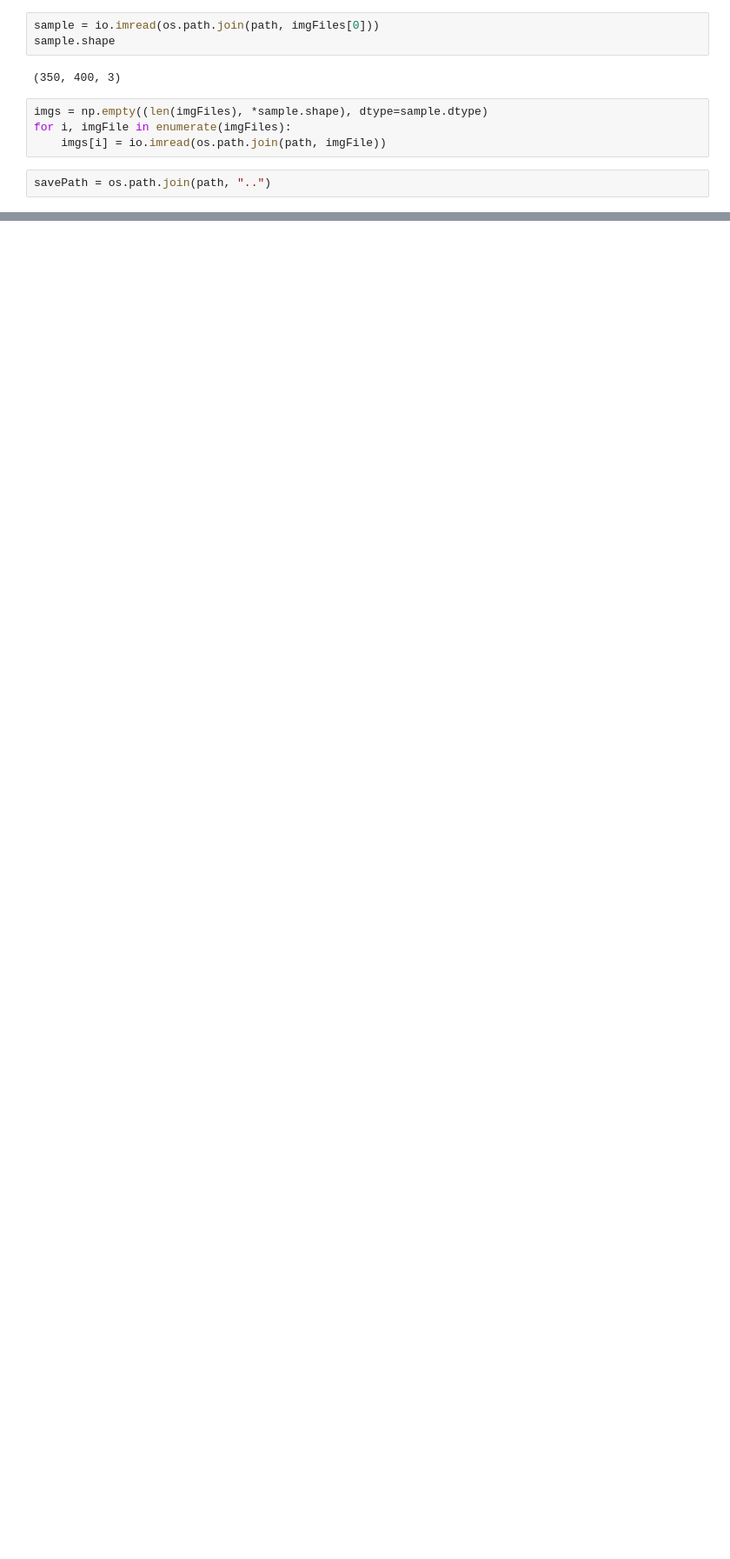
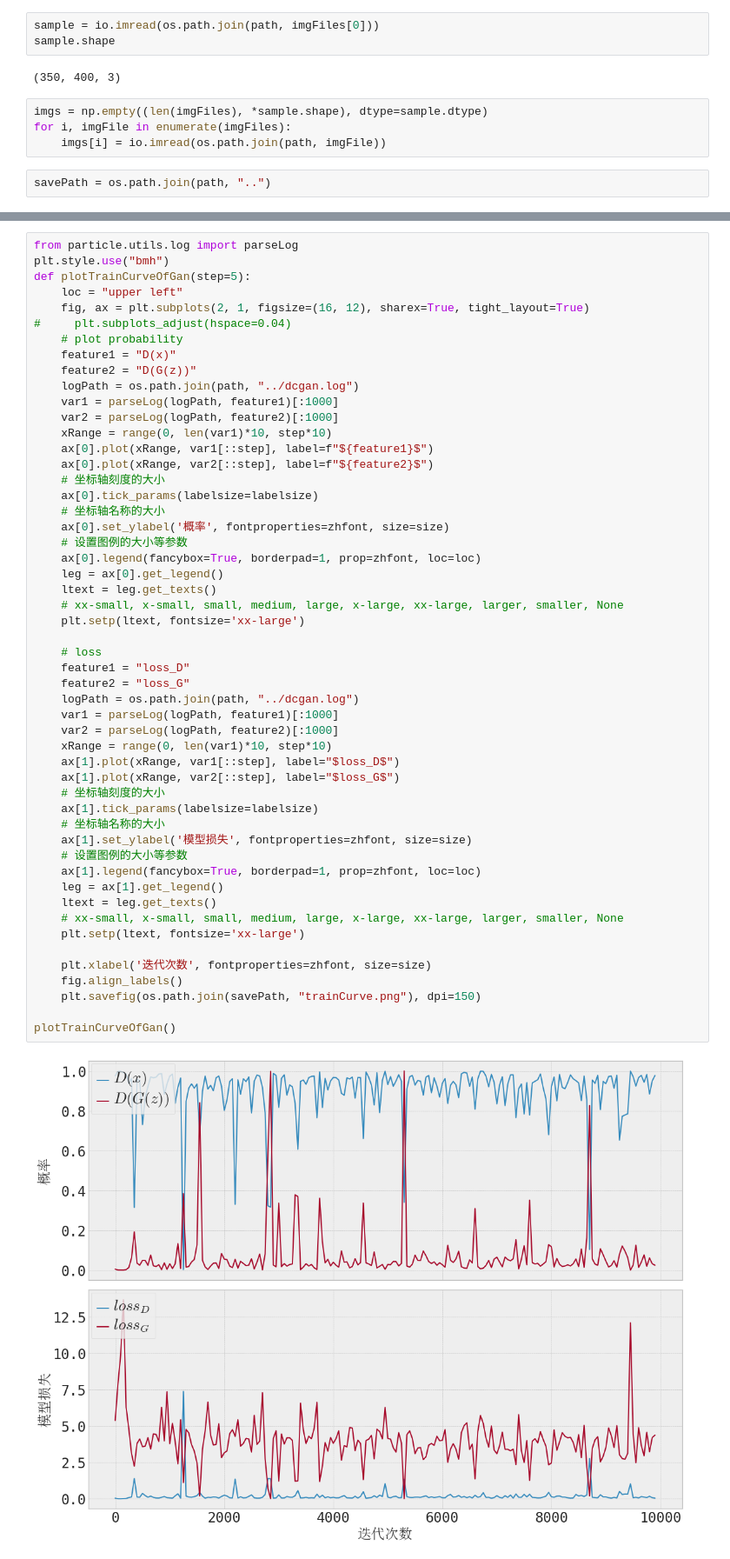
Before and after one commit to chua-n/soil, a Jupyter notebook: plotGAN.ipynb, the cells around one changed output, grey strips where cells are left out. Shown at 87% size. Drawn from its saved outputs; the diff is of its cells as text; blank space fills up the shorter version.

```diff
--- a/plotGAN.ipynb
+++ b/plotGAN.ipynb
@@ -126,0 +146,54 @@ plotTrainCurveOfGan("loss")
+# %%
+from particle.utils.log import parseLog
+plt.style.use("bmh")
+def plotTrainCurveOfGan(step=5):
+    loc = "upper left"
+    fig, ax = plt.subplots(2, 1, figsize=(16, 12), sharex=True, tight_layout=True)
+#     plt.subplots_adjust(hspace=0.04)
+    # plot probability
+    feature1 = "D(x)"
+    feature2 = "D(G(z))"
+    logPath = os.path.join(path, "../dcgan.log")
+    var1 = parseLog(logPath, feature1)[:1000]
+    var2 = parseLog(logPath, feature2)[:1000]
+    xRange = range(0, len(var1)*10, step*10)
+    ax[0].plot(xRange, var1[::step], label=f"${feature1}$")
+    ax[0].plot(xRange, var2[::step], label=f"${feature2}$")
+    # 坐标轴刻度的大小
+    ax[0].tick_params(labelsize=labelsize)
+    # 坐标轴名称的大小
+    ax[0].set_ylabel('概率', fontproperties=zhfont, size=size)
+    # 设置图例的大小等参数
+    ax[0].legend(fancybox=True, borderpad=1, prop=zhfont, loc=loc)
+    leg = ax[0].get_legend()
+    ltext = leg.get_texts()
+    # xx-small, x-small, small, medium, large, x-large, xx-large, larger, smaller, None
+    plt.setp(ltext, fontsize='xx-large')
+
+    # loss
+    feature1 = "loss_D"
+    feature2 = "loss_G"
+    logPath = os.path.join(path, "../dcgan.log")
+    var1 = parseLog(logPath, feature1)[:1000]
+    var2 = parseLog(logPath, feature2)[:1000]
+    xRange = range(0, len(var1)*10, step*10)
+    ax[1].plot(xRange, var1[::step], label="$loss_D$")
+    ax[1].plot(xRange, var2[::step], label="$loss_G$")
+    # 坐标轴刻度的大小
+    ax[1].tick_params(labelsize=labelsize)
+    # 坐标轴名称的大小
+    ax[1].set_ylabel('模型损失', fontproperties=zhfont, size=size)
+    # 设置图例的大小等参数
+    ax[1].legend(fancybox=True, borderpad=1, prop=zhfont, loc=loc)
+    leg = ax[1].get_legend()
+    ltext = leg.get_texts()
+    # xx-small, x-small, small, medium, large, x-large, xx-large, larger, smaller, None
+    plt.setp(ltext, fontsize='xx-large')
+
+    plt.xlabel('迭代次数', fontproperties=zhfont, size=size)
+    fig.align_labels()
+    plt.savefig(os.path.join(savePath, "trainCurve.png"), dpi=150)
+
+plotTrainCurveOfGan()
+# %% [output]
+[figure, added]
```
Also changed, not shown: parts of 10 cells of this notebook, 4 other files.
